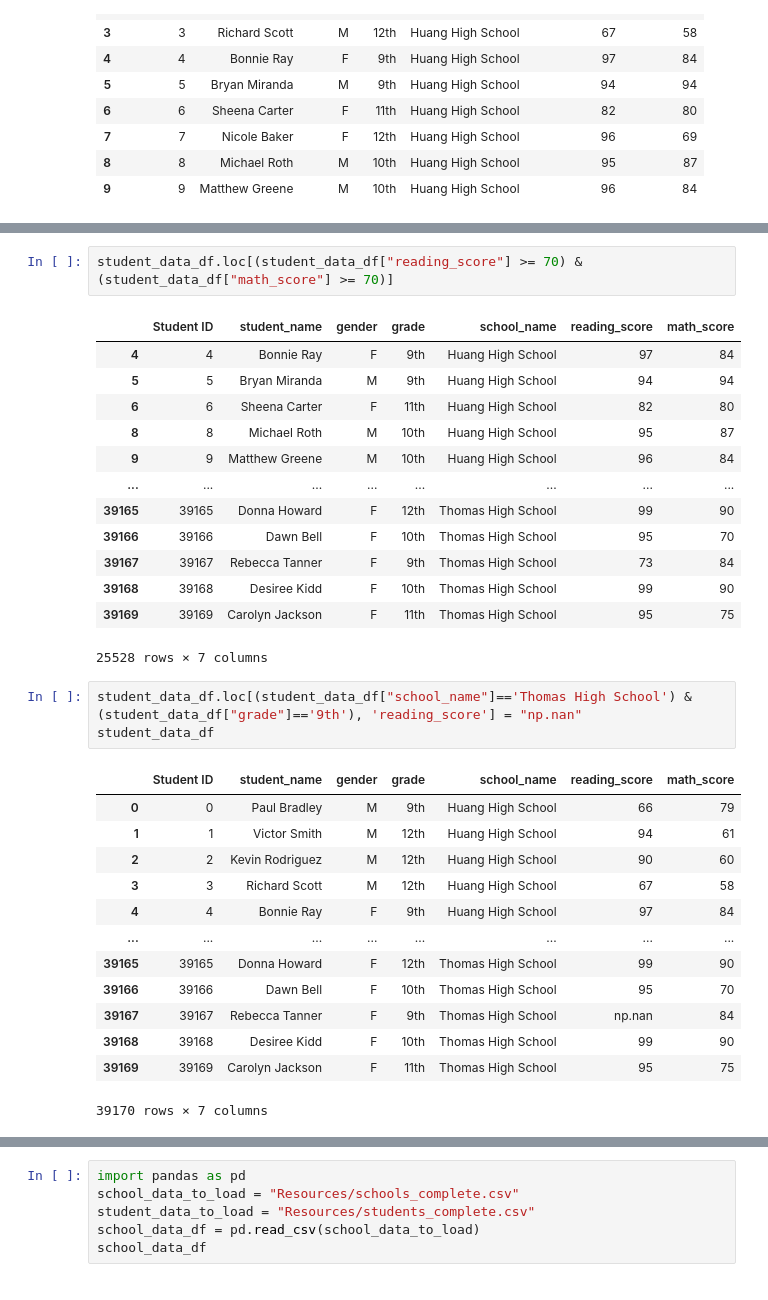
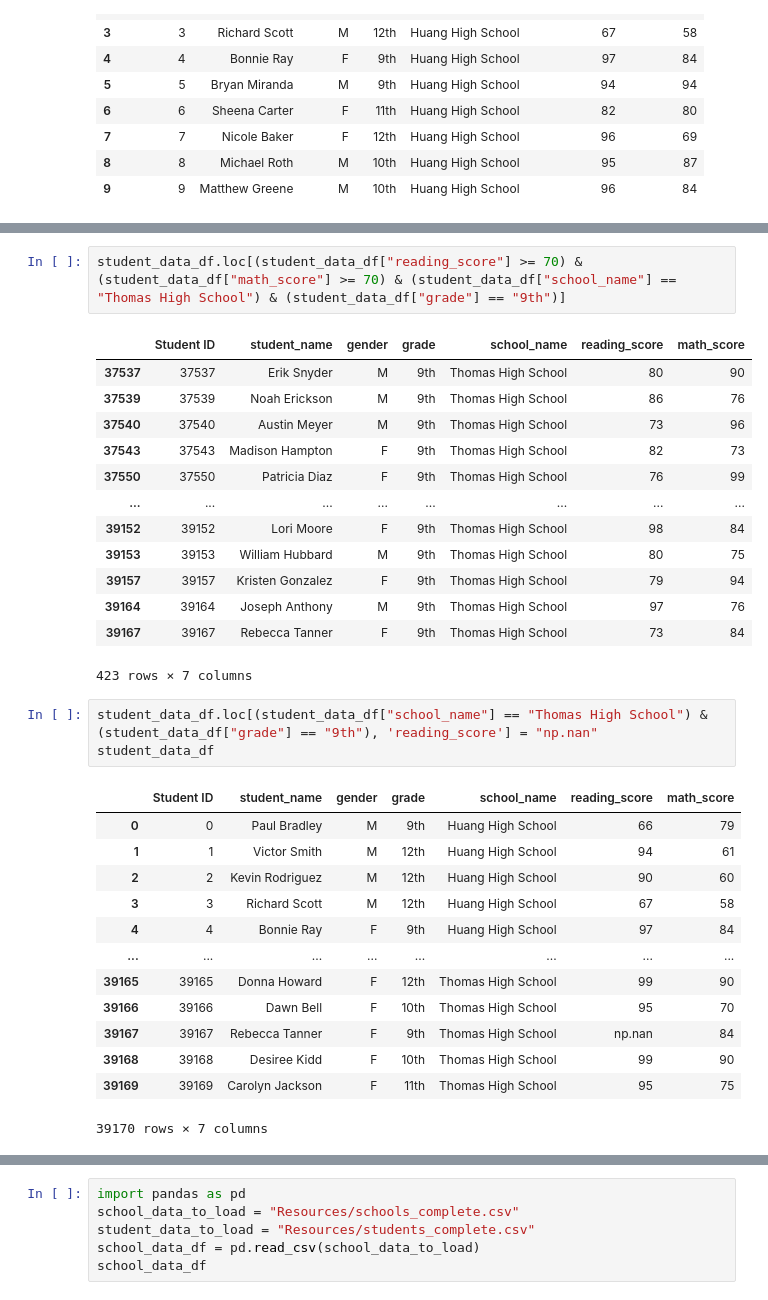
Before and after one commit to rindneremily/school_district_analysis, a Jupyter notebook: PyCitySchools_Challenge.ipynb, the cells around one changed output, grey strips where cells are left out. Cells and saved outputs as stored; diff of their text form.

```diff
--- a/PyCitySchools_Challenge.ipynb
+++ b/PyCitySchools_Challenge.ipynb
@@ -35,21 +53,21 @@ student_data_df.head(10)
 # %%
-student_data_df.loc[(student_data_df["reading_score"] >= 70) & (student_data_df["math_score"] >= 70)]
+student_data_df.loc[(student_data_df["reading_score"] >= 70) & (student_data_df["math_score"] >= 70) & (student_data_df["school_name"] == "Thomas High School") & (student_data_df["grade"] == "9th")]
 # %% [output]
 |  | Student ID | student_name | gender | grade | school_name | reading_score | math_score |
-| 4 | 4 | Bonnie Ray | F | 9th | Huang High School | 97 | 84 |
-| 5 | 5 | Bryan Miranda | M | 9th | Huang High School | 94 | 94 |
-| 6 | 6 | Sheena Carter | F | 11th | Huang High School | 82 | 80 |
-| 8 | 8 | Michael Roth | M | 10th | Huang High School | 95 | 87 |
-| 9 | 9 | Matthew Greene | M | 10th | Huang High School | 96 | 84 |
+| 37537 | 37537 | Erik Snyder | M | 9th | Thomas High School | 80 | 90 |
+| 37539 | 37539 | Noah Erickson | M | 9th | Thomas High School | 86 | 76 |
+| 37540 | 37540 | Austin Meyer | M | 9th | Thomas High School | 73 | 96 |
+| 37543 | 37543 | Madison Hampton | F | 9th | Thomas High School | 82 | 73 |
+| 37550 | 37550 | Patricia Diaz | F | 9th | Thomas High School | 76 | 99 |
 | ... | ... | ... | ... | ... | ... | ... | ... |
-| 39165 | 39165 | Donna Howard | F | 12th | Thomas High School | 99 | 90 |
-| 39166 | 39166 | Dawn Bell | F | 10th | Thomas High School | 95 | 70 |
+| 39152 | 39152 | Lori Moore | F | 9th | Thomas High School | 98 | 84 |
+| 39153 | 39153 | William Hubbard | M | 9th | Thomas High School | 80 | 75 |
+| 39157 | 39157 | Kristen Gonzalez | F | 9th | Thomas High School | 79 | 94 |
+| 39164 | 39164 | Joseph Anthony | M | 9th | Thomas High School | 97 | 76 |
 | 39167 | 39167 | Rebecca Tanner | F | 9th | Thomas High School | 73 | 84 |
-| 39168 | 39168 | Desiree Kidd | F | 10th | Thomas High School | 99 | 90 |
-| 39169 | 39169 | Carolyn Jackson | F | 11th | Thomas High School | 95 | 75 |
-25528 rows × 7 columns
+423 rows × 7 columns
 # %%
-student_data_df.loc[(student_data_df["school_name"]=='Thomas High School') & (student_data_df["grade"]=='9th'), 'reading_score'] = "np.nan"
+student_data_df.loc[(student_data_df["school_name"] == "Thomas High School") & (student_data_df["grade"] == "9th"), 'reading_score'] = "np.nan"
 student_data_df
 # %% [output]
 |  | Student ID | student_name | gender | grade | school_name | reading_score | math_score |
```
Also changed, not shown: parts of 42 cells of this notebook.
